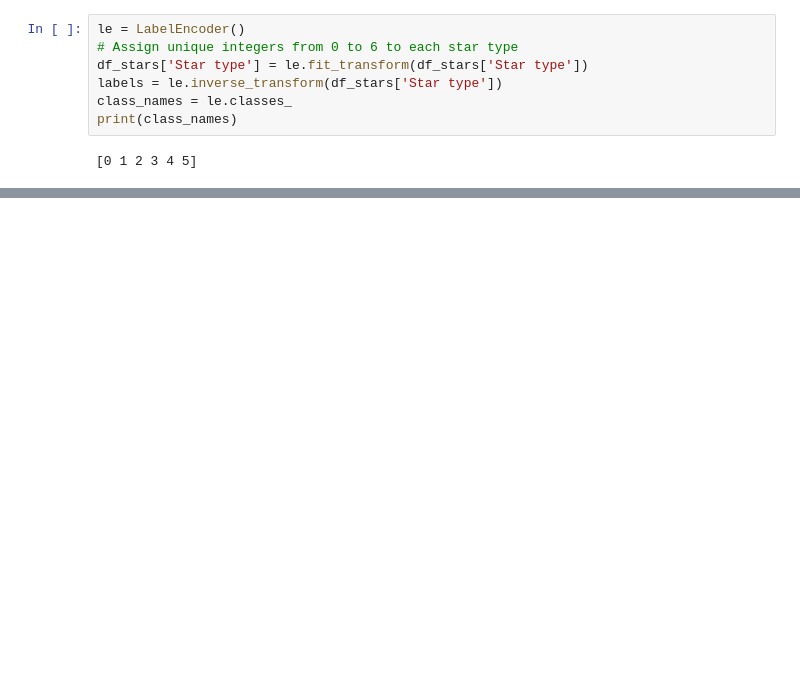
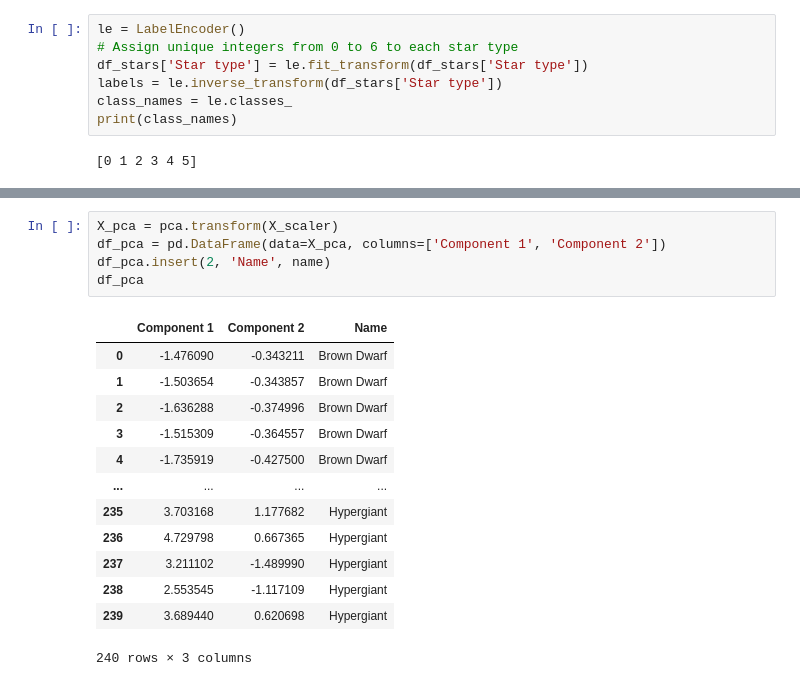
Before and after one commit to SimoneRestuccia/astrostatistics_bicocca_2024, a Jupyter notebook: working/L_15_01.ipynb, the cells around one changed output, grey strips where cells are left out. Drawn from its saved outputs; the diff is of its cells as text; blank space fills up the shorter version.

```diff
--- a/working/L_15_01.ipynb
+++ b/working/L_15_01.ipynb
@@ -47,0 +90,19 @@ print(class_names)
+# %%
+X_pca = pca.transform(X_scaler)
+df_pca = pd.DataFrame(data=X_pca, columns=['Component 1', 'Component 2'])
+df_pca.insert(2, 'Name', name)
+df_pca
+# %% [output]
+|  | Component 1 | Component 2 | Name |
+| 0 | -1.476090 | -0.343211 | Brown Dwarf |
+| 1 | -1.503654 | -0.343857 | Brown Dwarf |
+| 2 | -1.636288 | -0.374996 | Brown Dwarf |
+| 3 | -1.515309 | -0.364557 | Brown Dwarf |
+| 4 | -1.735919 | -0.427500 | Brown Dwarf |
+| ... | ... | ... | ... |
+| 235 | 3.703168 | 1.177682 | Hypergiant |
+| 236 | 4.729798 | 0.667365 | Hypergiant |
+| 237 | 3.211102 | -1.489990 | Hypergiant |
+| 238 | 2.553545 | -1.117109 | Hypergiant |
+| 239 | 3.689440 | 0.620698 | Hypergiant |
+240 rows × 3 columns
```
Also changed, not shown: parts of 8 cells of this notebook.
